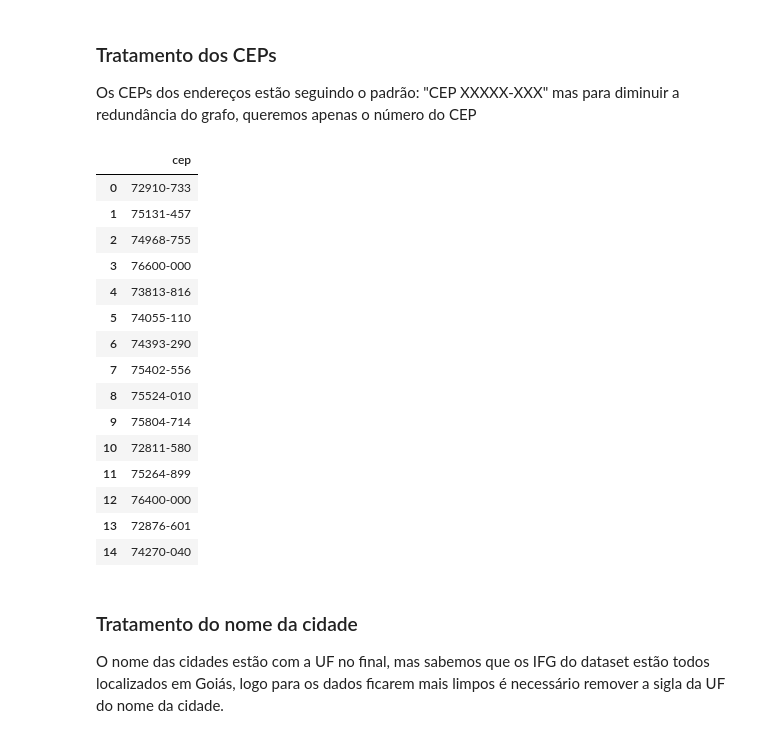
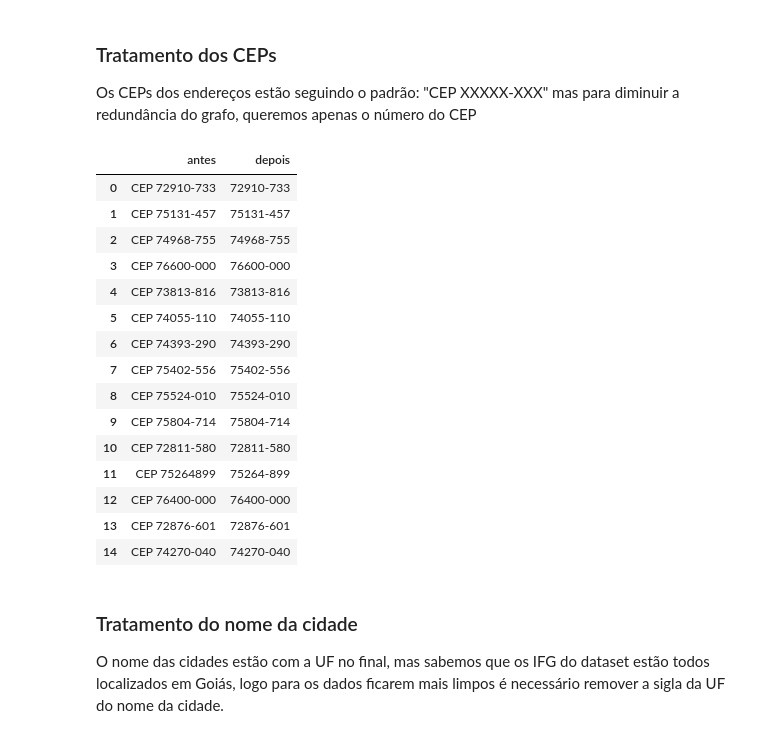
Before and after one commit to marcelsby/tcc-ifg-kg, a Jupyter notebook: dados_abertos/notebooks/Preprocessing Unidades.ipynb, the cells around one changed output. Drawn from its saved outputs; the diff is of its cells as text; code cells hidden in the pictures.

```diff
--- a/dados_abertos/notebooks/Preprocessing Unidades.ipynb
+++ b/dados_abertos/notebooks/Preprocessing Unidades.ipynb
@@ -30,7 +30,7 @@ unidades["endereco"][0]
 enderecos_raw = unidades.values[:, 2]
 enderecos_cleaned = []
 
-# Separa os campos em um array e faz o strip() das strings de cada um
+# Separa os campos em um array e faz o strip() em cada um
 for endereco in endereco_raw:
     row = []
 
@@ -39,6 +39,12 @@ for endereco in endereco_raw:
 
     enderecos_cleaned.append(row)
 
+# Armazena os números antigos para comparar o resultado do pré-processamento
+numeros_before = []
+
+for endereco in enderecos_cleaned:
+    temp = " ".join(endereco[1:3]) if re.match(r"(quadra |lote |qd\.? |lt\.? )", " ".join(endereco[1:3]), flags=re.IGNORECASE) else endereco[1]
+    numeros_before.append(temp)
 
 # Padroniza a nomenclatura da numeração
 # Quadra  -> Qd.
@@ -52,8 +58,11 @@ for endereco in enderecos_cleaned:
     num_ordinal_regex = r"nº\s*"
     quilometro_regex = r"km\s*"
 
-    if "qd." in endereco[1].lower() and "lt." in endereco[2].lower():
-        numeros.append(" ".join(endereco[1:3]))
+    if re.match(r"(qd\.?\s|lt\.?\s)", " ".join(endereco[1:3]).lower(), flags=re.IGNORECASE):
+        numero_composto = " ".join(endereco[1:3])
+        numero_composto = re.sub(r"qd\.?", "Qd.", numero_composto, flags=re.IGNORECASE)
+        numero_composto = re.sub(r"lt\.?", "Lt.", numero_composto, flags=re.IGNORECASE)
+        numeros.append(numero_composto)
     elif "quadra" in endereco[1].lower() and "lote" in endereco[2].lower():
         numeros.append(" ".join(endereco[1:3]).lower().replace("quadra", "Qd.").replace("lote", "Lt."))
     elif "quadra" in endereco[1].lower():
@@ -67,5 +76,5 @@ for endereco in enderecos_cleaned:
     else:
         numeros.append(endereco[1])
 
-pd.DataFrame(numeros, columns=["numero"])
+pd.DataFrame({"antes": numeros_before, "depois": numeros})
 # %% [output]
@@ -91,35 +100,39 @@ pd.DataFrame(numeros, columns=["numero"])
 Os CEPs dos endereços estão seguindo o padrão: "CEP XXXXX-XXX" mas para diminuir a redundância do grafo, queremos apenas o número do CEP
 # %%
 ceps = []
+ceps_before = []
 
 cep_regex = r"CEP\s*"
 
 for endereco in enderecos_cleaned:
+    # Armazenar os antigos CEPs para comparar os resultados do pré-processamento
+    ceps_before.append(endereco[-2])
+
     cep = re.sub(cep_regex, "", endereco[-2], flags=re.IGNORECASE)
 
     if cep.find("-") == -1:
         cep = "-".join([cep[:5], cep[-3:]])
 
     ceps.append(cep)
 
-pd.DataFrame(ceps, columns=["cep"])
+pd.DataFrame({"antes": ceps_before, "depois": ceps})
 # %% [output]
-|  | cep |
-| 0 | 72910-733 |
-| 1 | 75131-457 |
-| 2 | 74968-755 |
-| 3 | 76600-000 |
-| 4 | 73813-816 |
-| 5 | 74055-110 |
-| 6 | 74393-290 |
-| 7 | 75402-556 |
-| 8 | 75524-010 |
-| 9 | 75804-714 |
-| 10 | 72811-580 |
-| 11 | 75264-899 |
-| 12 | 76400-000 |
-| 13 | 72876-601 |
-| 14 | 74270-040 |
+|  | antes | depois |
+| 0 | CEP 72910-733 | 72910-733 |
+| 1 | CEP 75131-457 | 75131-457 |
+| 2 | CEP 74968-755 | 74968-755 |
+| 3 | CEP 76600-000 | 76600-000 |
+| 4 | CEP 73813-816 | 73813-816 |
+| 5 | CEP 74055-110 | 74055-110 |
+| 6 | CEP 74393-290 | 74393-290 |
+| 7 | CEP 75402-556 | 75402-556 |
+| 8 | CEP 75524-010 | 75524-010 |
+| 9 | CEP 75804-714 | 75804-714 |
+| 10 | CEP 72811-580 | 72811-580 |
+| 11 | CEP 75264899 | 75264-899 |
+| 12 | CEP 76400-000 | 76400-000 |
+| 13 | CEP 72876-601 | 72876-601 |
+| 14 | CEP 74270-040 | 74270-040 |
 # %% [markdown]
 ### Tratamento do nome da cidade
 
```
Also changed, not shown: parts of 1 cell of this notebook.
